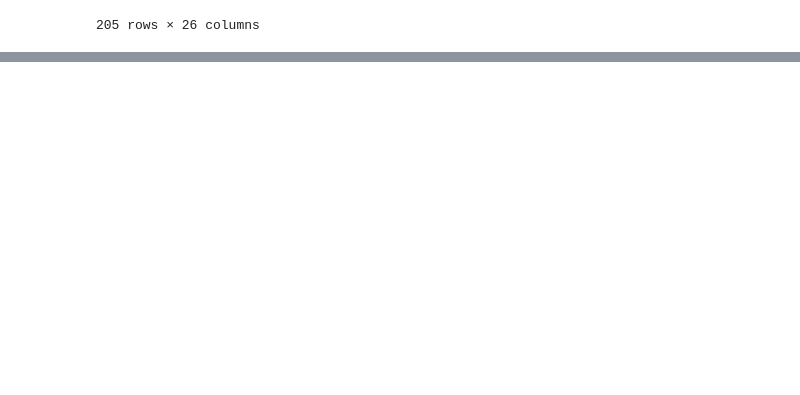
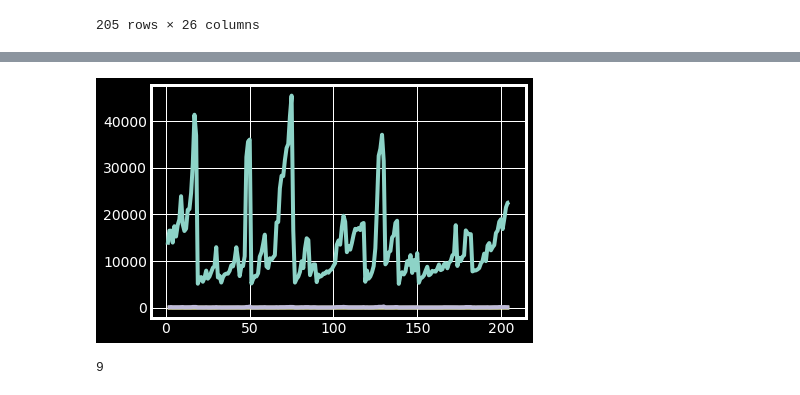
Before and after one commit to Ruturajsinh2839/woc5.0-ml-weather-prediction-case-study--Ruturajsinh-, a Jupyter notebook: Checkpoint_4.ipynb, the cells around one changed output, grey strips where cells are left out. Cells and saved outputs as stored; diff of their text form; code cells hidden in the pictures; blank space fills up the shorter version.

```diff
--- a/Checkpoint_4.ipynb
+++ b/Checkpoint_4.ipynb
@@ -53,8 +53,3 @@ car_de
 | 203 | 204 | -1 | volvo 246 | diesel | turbo | four | sedan | rwd | front | ... |
 | 204 | 205 | -1 | volvo 264gl | gas | turbo | four | sedan | rwd | front | ... |
 205 rows × 26 columns
-# %%
-car_id=car_de['car_ID']
-car_price=car_de['citympg']
-car_houre=car_de['horsepower']
-car_peak=car_de['highwaympg']
@@ -73,0 +125,10 @@ mat.tight_layout()
+# %%
+mat.plot(car_id,car_price);
+mat.plot(car_id,car_);
+mat.plot(car_id,car_houre);
+# %% [output]
+[figure, added]
+# %%
+9
+# %% [output]
+9
```
Also changed, not shown: parts of 4 cells of this notebook.
